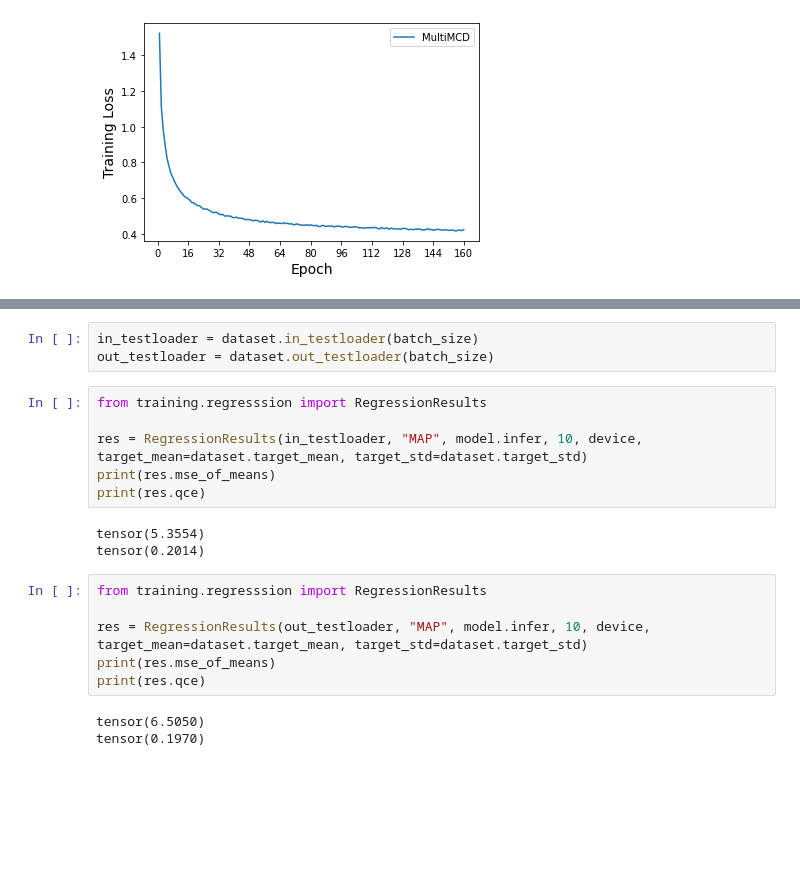
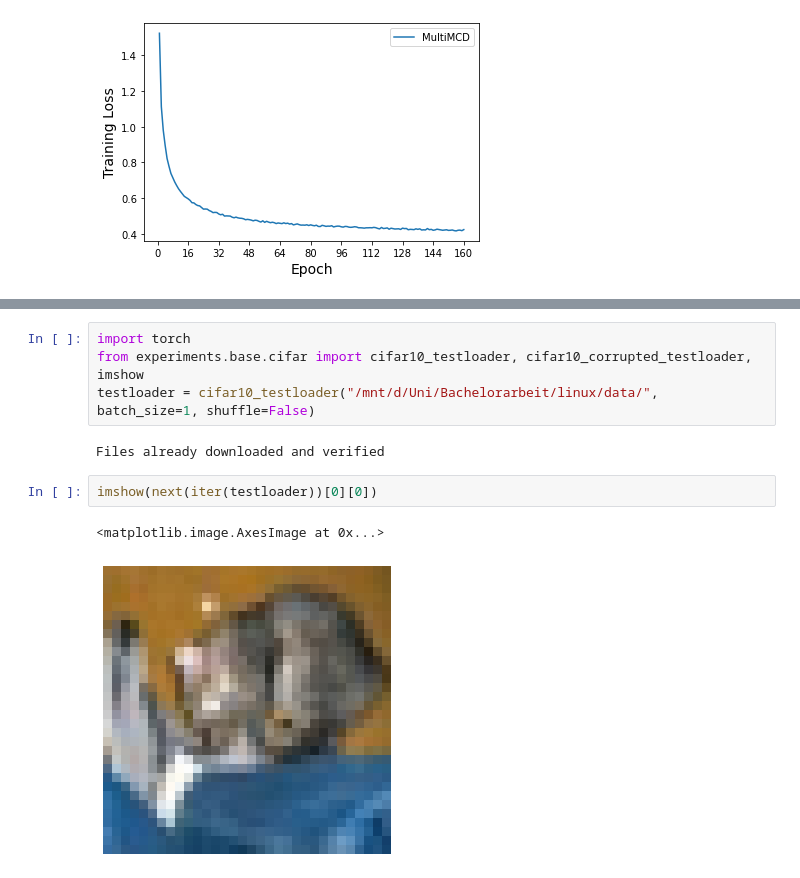
Before and after one commit to Feuermagier/VariationalBayesianDL, a Jupyter notebook: SampleCalibration.ipynb, the cells around one changed output, grey strips where cells are left out. Drawn from its saved outputs; the diff is of its cells as text; blank space fills up the shorter version.

```diff
--- a/SampleCalibration.ipynb
+++ b/SampleCalibration.ipynb
@@ -403,21 +327,11 @@ plot_losses("MAP", model.all_losses(), plt.subplot(), val_losses=es.losses)
-# %%
-in_testloader = dataset.in_testloader(batch_size)
-out_testloader = dataset.out_testloader(batch_size)
-# %%
-from training.regresssion import RegressionResults
-
-res = RegressionResults(in_testloader, "MAP", model.infer, 10, device, target_mean=dataset.target_mean, target_std=dataset.target_std)
-print(res.mse_of_means)
-print(res.qce)
-# %% [output]
-tensor(5.3554)
-tensor(0.2014)
-# %%
-from training.regresssion import RegressionResults
-
-res = RegressionResults(out_testloader, "MAP", model.infer, 10, device, target_mean=dataset.target_mean, target_std=dataset.target_std)
-print(res.mse_of_means)
-print(res.qce)
-# %% [output]
-tensor(6.5050)
-tensor(0.1970)
+# %%
+import torch
+from experiments.base.cifar import cifar10_testloader, cifar10_corrupted_testloader, imshow
+testloader = cifar10_testloader("/mnt/d/Uni/Bachelorarbeit/linux/data/", batch_size=1, shuffle=False)
+# %% [output]
+Files already downloaded and verified
+# %%
+imshow(next(iter(testloader))[0][0])
+# %% [output]
+<matplotlib.image.AxesImage at 0x...>
+[figure, added]
```
Also changed, not shown: parts of 10 cells of this notebook, 9 other files.
